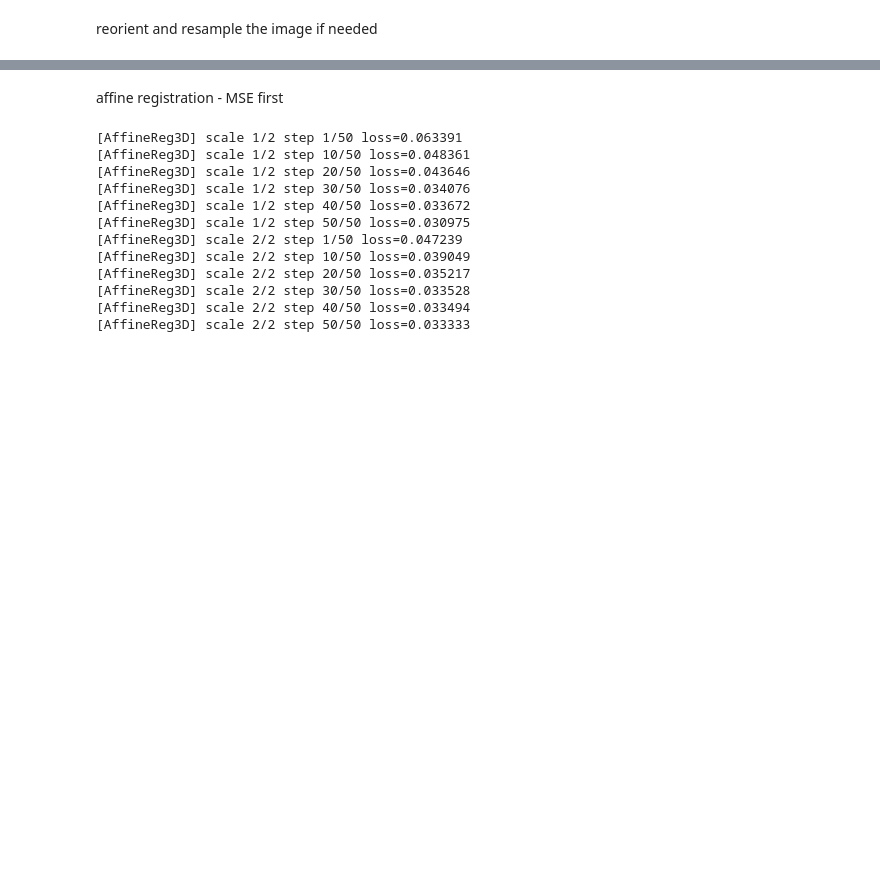
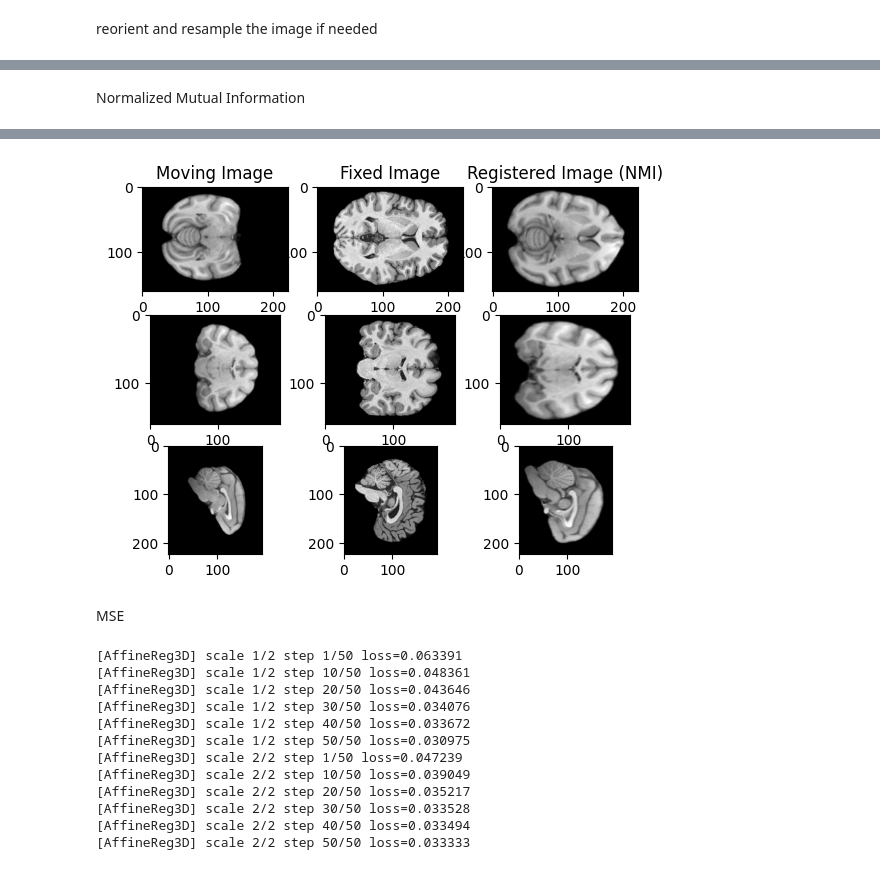
Before and after one commit to junyuchen245/MIR, a Jupyter notebook: tutorials/brain_registration/affine_registration_macaque_brain_compare_losses.ipynb, the cells around one changed output, grey strips where cells are left out. Cells and saved outputs as stored; diff of their text form; code cells hidden in the pictures; blank space fills up the shorter version.

```diff
--- a/tutorials/brain_registration/affine_registration_macaque_brain_compare_losses.ipynb
+++ b/tutorials/brain_registration/affine_registration_macaque_brain_compare_losses.ipynb
@@ -50,0 +137,30 @@ template_torch = torch.from_numpy(template_npy[np.newaxis, np.newaxis, ...]).flo
+# %% [markdown]
+Normalized Mutual Information
+# %%
+spatial_trans = SpatialTransformer(size=template_torch.shape[2:], mode='bilinear').cuda(0)
+affine_model = AffineReg3D(vol_shape=template_torch.shape[2:], dof = "affine", scales = (0.5, 1.0), loss_funcs = ("nmi", "nmi"), ).cuda(0)
+output = affine_model.optimize(img_torch, template_torch, steps_per_scale=(50, 50), verbose=True)['warped']
+plt.figure()
+plt.subplot(3, 3, 1)
+plt.imshow(img_torch[0, 0, :, :, img_torch.shape[4] // 2].detach().cpu().numpy(), cmap='gray')
+plt.title('Moving Image')
+plt.subplot(3, 3, 2)
+plt.imshow(template_torch[0, 0, :, :, template_torch.shape[4] // 2].detach().cpu().numpy(), cmap='gray')
+plt.title('Fixed Image')
+plt.subplot(3, 3, 3)
+plt.imshow(output[0, 0, :, :, output.shape[4] // 2].detach().cpu().numpy(), cmap='gray')
+plt.title('Registered Image (NMI)')
+plt.subplot(3, 3, 4)
+plt.imshow(img_torch[0, 0, :, img_torch.shape[3] // 2, :].detach().cpu().numpy(), cmap='gray')
+plt.subplot(3, 3, 5)
+plt.imshow(template_torch[0, 0, :, template_torch.shape[3] // 2, :].detach().cpu().numpy(), cmap='gray')
+plt.subplot(3, 3, 6)
+plt.imshow(output[0, 0, :, output.shape[3] // 2, :].detach().cpu().numpy(), cmap='gray')
+plt.subplot(3, 3, 7)
+plt.imshow(img_torch[0, 0, img_torch.shape[2] // 2, :, :].detach().cpu().numpy(), cmap='gray')
+plt.subplot(3, 3, 8)
+plt.imshow(template_torch[0, 0, template_torch.shape[2] // 2, :, :].detach().cpu().numpy(), cmap='gray')
+plt.subplot(3, 3, 9)
+plt.imshow(output[0, 0, output.shape[2] // 2, :, :].detach().cpu().numpy(), cmap='gray')
+plt.show()
+# %% [output]
@@ -51,3 +179,4 @@ template_torch = torch.from_numpy(template_npy[np.newaxis, np.newaxis, ...]).flo
+[figure, added]
 # %% [markdown]
-affine registration - MSE first
+MSE
 # %%
```
Also changed, not shown: parts of 6 cells of this notebook, 5 other files.
